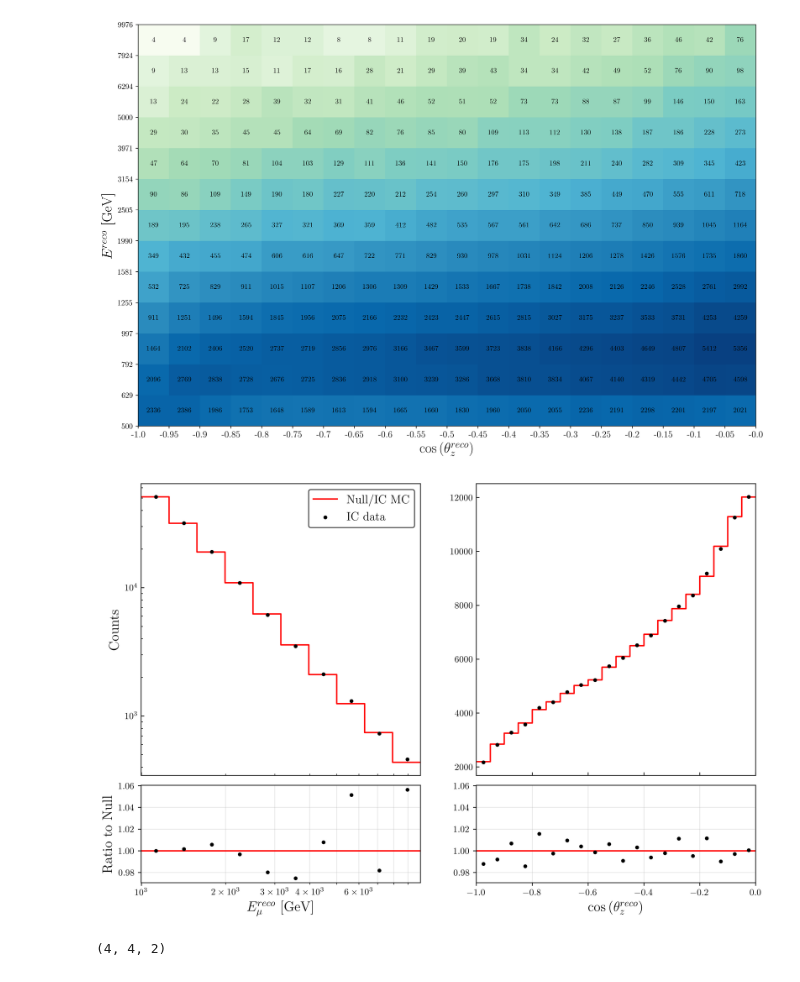
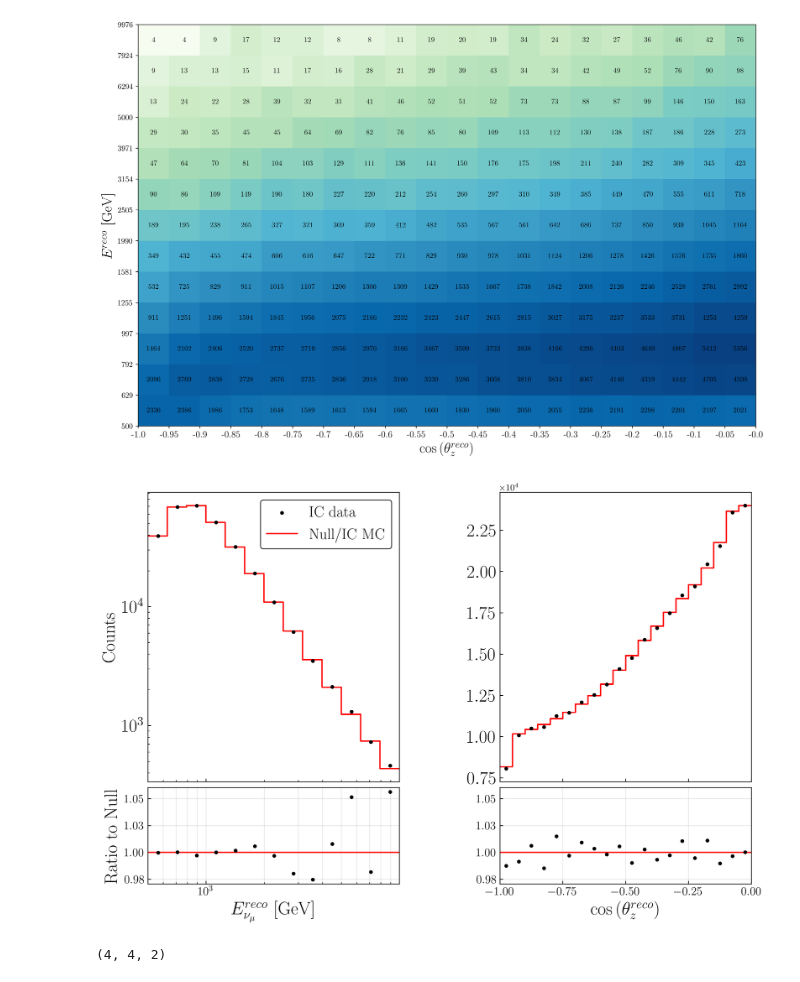
Before and after one commit to Sjoeborg/thesis, a Jupyter notebook: thesis/notebooks/sterileTheory.ipynb, the cells around one changed output. Saved outputs shown, nothing was run; the diff lists cells and outputs as text; code cells hidden in the pictures.

```diff
--- a/thesis/notebooks/sterileTheory.ipynb
+++ b/thesis/notebooks/sterileTheory.ipynb
@@ -178,7 +178,7 @@ savethesis(fig, 'resonance_shift')
 # %% [output]
 [figure]
 # %%
-H0_events = pickle.load(open(f'./pre_computed/H0_IC_N13_new.p','rb'))[0,:,:]
+H0_events = pickle.load(open(f'./pre_computed/H0_IC_N17.p','rb'))#[0,:,:]
 
 IC_per_z = np.sum(IC_observed, axis=0)
 IC_per_E = np.sum(IC_observed, axis=1)
@@ -193,8 +193,8 @@ MC_per_z_hist = to_hist(MC_per_z_full[zFrom:zTo])
 MC_per_E_hist = to_hist(MC_per_E_full[EFrom:ETo])
 
 
-label_size = 15
-tick_size = 15
+label_size = 23
+tick_size = 18
 legend_size=11
 fig, ax = plt.subplots(1,2, squeeze=True, figsize=(8,4))
 ax = ax.flatten()
@@ -214,15 +214,14 @@ ax[0].set_xlim((Ereco.min(),Ereco.max()))
 ax[1].set_xlim((zreco.min(),zreco.max()))
 ax[0].set_ylabel(r'$\mathrm{Event\,\, count}$', fontsize=label_size)
 #ax[1].set_ylabel(r'$\mathrm{Event\,\, count}$', fontsize=label_size)
-ax[0].set_xlabel(r'$E^{reco}$ $[\si{\GeV}]$', fontsize=label_size)
+ax[0].set_xlabel(r'$E^{reco}_{\nu_\mu}$ $[\si{\GeV}]$', fontsize=label_size)
 ax[1].set_xlabel(r'$\cos{(\theta^{reco}_z)}$', fontsize=label_size)
 ax[1].ticklabel_format(axis="y", style="sci", scilimits=(0,0))
 #ax[0].grid(True,which='both', axis='both', alpha=0.3)
 #ax[1].grid(True,which='both', axis='both', alpha=0.3)
 
-ax[0].tick_params(axis='both', direction='in', which='both')
-ax[1].tick_params(axis='both', direction='in', which='both')
-
+ax[0].tick_params(axis='both', direction='in', which='both', labelsize=tick_size)
+ax[1].tick_params(axis='both', direction='in', which='both', labelsize=tick_size)
 
 leg= ax[0].legend(fontsize=legend_size)
 leg.get_frame().set_edgecolor('k')
@@ -265,7 +264,7 @@ def normalize_bin_by_bin(simulated_events, MC = True, MC_old=False, correct_flux
 
     return np.array(normalization)
 # %%
-H0_events = pickle.load(open(f'./pre_computed/H0_IC_N13_new.p','rb'))[0,:,:]
+H0_events = pickle.load(open(f'./pre_computed/H0_IC_N17.p','rb'))#[0,:,:]
 IC_per_z = np.sum(IC_observed, axis=0)
 IC_per_E = np.sum(IC_observed, axis=1)
 
@@ -284,9 +283,9 @@ H0_rate_E_hist = to_hist(np.sum(norm_factors*H0_events, axis= 1) / np.sum(norm_f
 fig, ax = plt.subplots(2,2, sharex='col', squeeze=True,gridspec_kw={'width_ratios': [3, 3], 'height_ratios':[3,1]}, figsize=(12,8))
 ax = ax.flatten()
 
-label_size = 15
-tick_size = 15
-legend_size=13
+label_size = 20
+tick_size =  20
+legend_size= 17
 
 ax[0].scatter(Ereco_midpoints, IC_per_E, label='IC data', s=10, color='black', zorder=10)
 #ax[0].step(Ereco, H1_per_E_hist, label='Sterile',lw=3, where='post', color='blue')
@@ -299,38 +298,44 @@ ax[1].step(zreco, H0_per_z_hist, label='Null',   lw=1.5, where='post', color='re
 ax[2].scatter(Ereco_midpoints, IC_rate_E, label='IC data',  s=10, color='black',zorder=10)
 #ax[2].step(Ereco, H1_rate_E_hist, label='Sterile',lw=3, where='post', color='blue')
 ax[2].step(Ereco, H0_rate_E_hist, label='Null',   lw=1.5, where='post', color='red')
 
 ax[3].scatter(zreco_midpoints, IC_rate_z, label='IC data',  s=10, color='black',zorder=10)
 #ax[3].step(zreco, H1_rate_z_hist, label='Sterile',lw=3, where='post', color='blue')
 ax[3].step(zreco, H0_rate_z_hist, label='Null',   lw=1.5, where='post', color='red')
 
 
 ax[0].set_xlim((Ereco.min(),Ereco.max()))
 ax[0].set_ylabel('Counts', fontsize=label_size)
 ax[0].set_xscale('log')
 ax[0].set_yscale('log')
 
 ax[2].set_xscale('log')
-ax[2].set_xlabel(r'$E_\mu^{reco}$ [GeV]', fontsize=label_size)
+ax[2].set_xlabel(r'$E_{\nu_\mu}^{reco}$ [GeV]', fontsize=label_size)
 ax[2].set_ylabel('Ratio to Null', fontsize=label_size)
 ax[2].grid(True,which='both', axis='both', alpha=0.3)
 
 ax[3].set_xlim((zreco.min(),zreco.max()))
 ax[3].set_ylim(ax[2].get_ylim())
 ax[3].grid(True,which='both', axis='both', alpha=0.3)
 ax[3].set_xlabel(r'$\cos{(\theta^{reco}_z)}$', fontsize=label_size)
 
-plt.subplots_adjust(hspace=0.05)
+plt.subplots_adjust(hspace=0.03, wspace=0.4)
 
-ax[0].tick_params(axis='both', direction='in', which='both')
-ax[1].tick_params(axis='both', direction='in', which='both')
+ax[0].tick_params(axis='both', direction='in', which='both', labelsize=tick_size)
+ax[1].tick_params(axis='both', direction='in', which='both', labelsize=tick_size)
 ax[1].ticklabel_format(axis="y", style="sci", scilimits=(0,0))
+
+ax[2].tick_params(axis='both', direction='in', which='both', labelsize=tick_size-7)
+ax[3].tick_params(axis='both', direction='in', which='both', labelsize=tick_size-7)
+from matplotlib.ticker import FormatStrFormatter
+ax[2].yaxis.set_major_formatter(FormatStrFormatter('%.2f'))
+ax[3].yaxis.set_major_formatter(FormatStrFormatter('%.2f'))
 
 leg= ax[0].legend(fontsize=legend_size)
 leg.get_frame().set_edgecolor('k')
 savethesis(fig, 'IC_rates')
 # %% [output]
-[figure, old version]
+[figure, new version]
 # %%
 wrap_param('m', [1e2,1e3], -1, 4, True, params, False).shape
 # %% [output]
```
Also changed, not shown: parts of 1 cell of this notebook, 14 other files.
